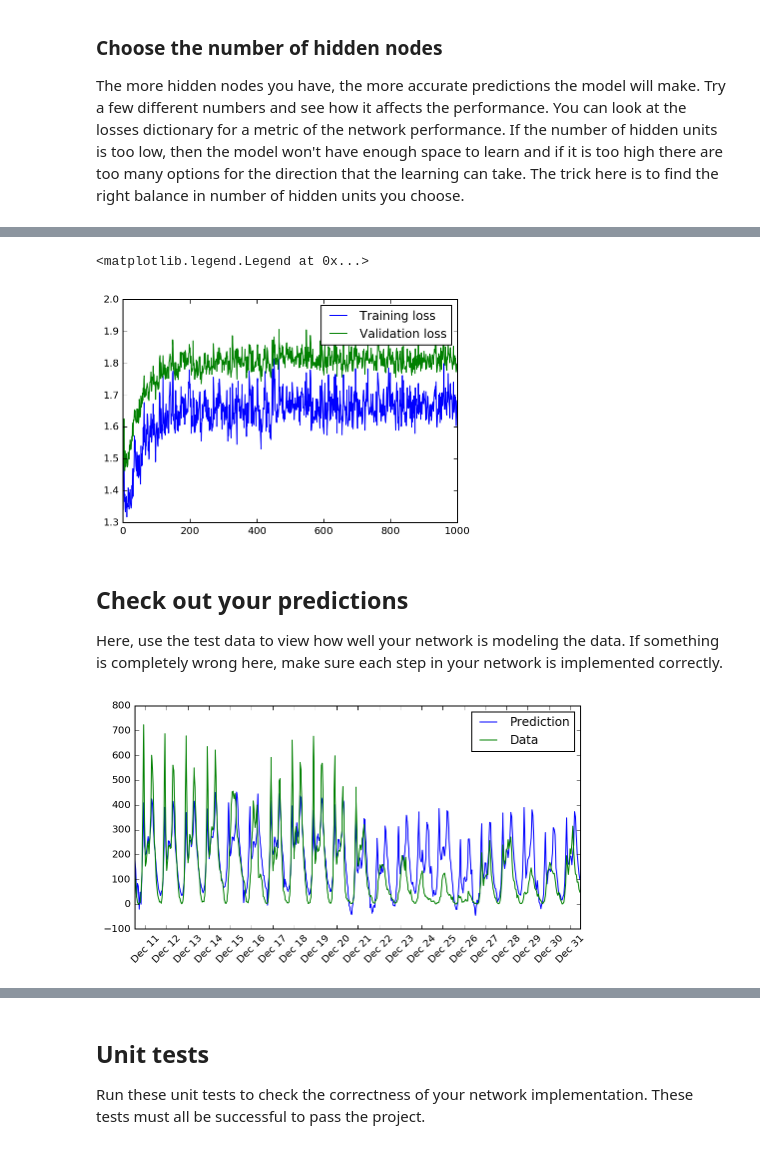
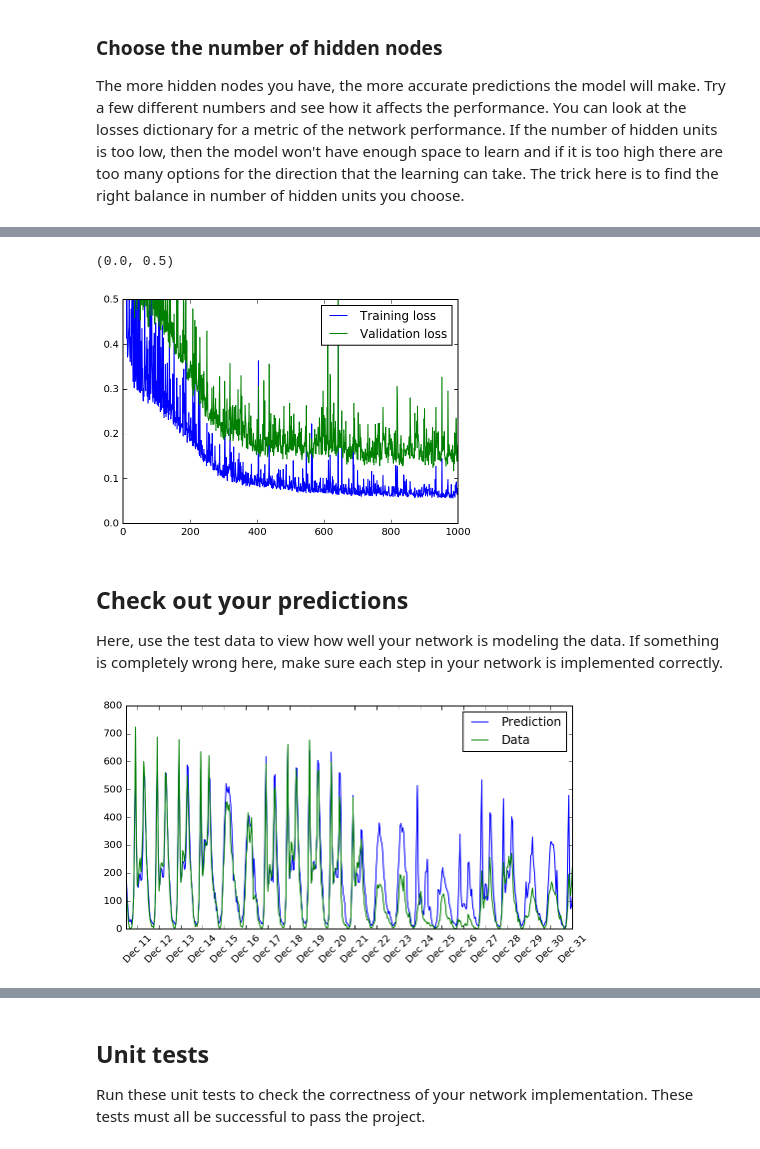
Before and after one commit to bogdan-ivanov/udacity_deeplearning, a Jupyter notebook: project1/dlnd-your-first-neural-network.ipynb, the cells around one changed output, grey strips where cells are left out. Drawn from its saved outputs; the diff is of its cells as text; code cells hidden in the pictures.

```diff
--- a/project1/dlnd-your-first-neural-network.ipynb
+++ b/project1/dlnd-your-first-neural-network.ipynb
@@ -205,15 +194,16 @@ The more hidden nodes you have, the more accurate predictions the model will mak
 # %%
 import sys
 
+### Set the hyperparameters here ###
 epochs = 1000
-learning_rate = 0.002
-hidden_nodes = 50
+learning_rate = 0.05
+hidden_nodes = 100
 output_nodes = 1
 
 N_i = train_features.shape[1]
 network = NeuralNetwork(N_i, hidden_nodes, output_nodes, learning_rate)
 
-losses = {'train': [], 'validation': []}
+losses = {'train':[], 'validation':[]}
 for e in range(epochs):
     # Go through a random batch of 128 records from the training data set
     batch = np.random.choice(train_features.index, size=128)
@@ -222,14 +212,11 @@ for e in range(epochs):
         network.train(record, target)
 
     # Printing out the training progress
-    # ISSUE: Here `network.run`:
-    # -- handles multiple input samples
-    # -- returns a list of outputs
     train_loss = MSE(network.run(train_features), train_targets['cnt'].values)
     val_loss = MSE(network.run(val_features), val_targets['cnt'].values)
-    sys.stdout.write("\rProgress: " + str(100 * e/float(epochs))[:4] +
-                     "% ... Training loss: " + str(train_loss)[:5] +
-                     " ... Validation loss: " + str(val_loss)[:5])
+    sys.stdout.write("\rProgress: " + str(100 * e/float(epochs))[:4] \
+                     + "% ... Training loss: " + str(train_loss)[:5] \
+                     + " ... Validation loss: " + str(val_loss)[:5])
 
     losses['train'].append(train_loss)
     losses['validation'].append(val_loss)
@@ -238,11 +225,11 @@ Progress: 99.9% ... Training loss: 1.683 ... Validation loss: 1.796
 # %%
 plt.plot(losses['train'], label='Training loss')
 plt.plot(losses['validation'], label='Validation loss')
 plt.legend()
-# plt.ylim(ymax=0.5)
+plt.ylim(ymax=0.5)
 # %% [output]
-<matplotlib.legend.Legend at 0x...>
+(0.0, 0.5)
-[figure, old version]
+[figure, new version]
 # %% [markdown]
 ## Check out your predictions
 
@@ -252,7 +239,7 @@ fig, ax = plt.subplots(figsize=(8,4))
 
 mean, std = scaled_features['cnt']
 predictions = network.run(test_features)*std + mean
-ax.plot(predictions[:, 0], label='Prediction')
+ax.plot(predictions[0], label='Prediction')
 ax.plot((test_targets['cnt']*std + mean).values, label='Data')
 ax.set_xlim(right=len(predictions))
 ax.legend()
@@ -262,7 +249,7 @@ dates = dates.apply(lambda d: d.strftime('%b %d'))
 ax.set_xticks(np.arange(len(dates))[12::24])
 _ = ax.set_xticklabels(dates[12::24], rotation=45)
 # %% [output]
-[figure, old version]
+[figure, new version]
 # %%
 test_loss = MSE(network.run(test_features), test_targets['cnt'].values)
 print(test_loss)
```
Also changed, not shown: parts of 5 cells of this notebook, 5 other files.
